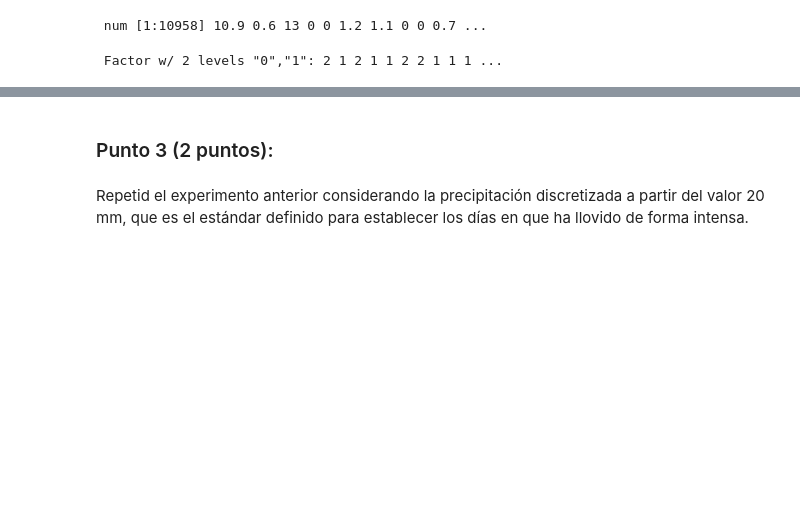
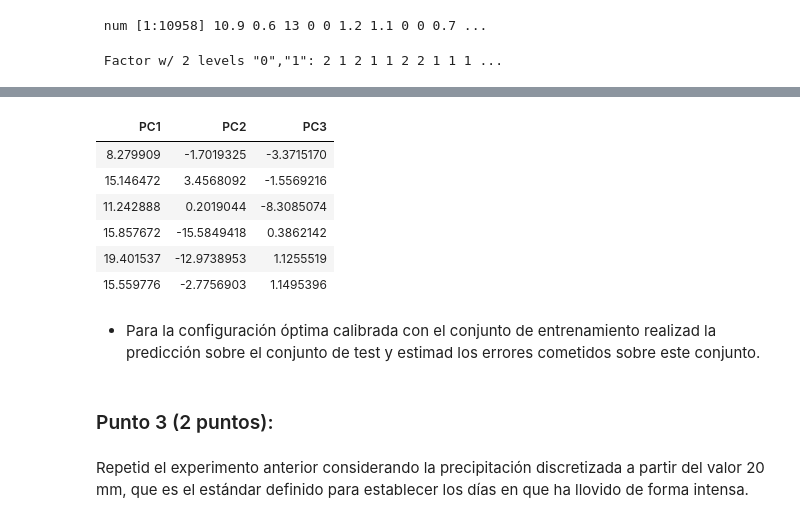
Before and after one commit to yerartdev/uc-m1966-datamining, a Jupyter notebook: d2/T02-m1966-clasificacion-reduccion-dimensionalidad.ipynb, the cells around one changed output, grey strips where cells are left out. Drawn from its saved outputs; the diff is of its cells as text; code cells hidden in the pictures; blank space fills up the shorter version.

```diff
--- a/d2/T02-m1966-clasificacion-reduccion-dimensionalidad.ipynb
+++ b/d2/T02-m1966-clasificacion-reduccion-dimensionalidad.ipynb
@@ -446,6 +451,3 @@ occurrence <- as.factor(ifelse(precip >= 1, 1, 0))
 str(occurrence)
 # %% [output]
  Factor w/ 2 levels "0","1": 2 1 2 1 1 2 2 1 1 1 ...
-# %%
-x <- meteo[,-1]
-head(x)
@@ -468,3 +477,18 @@ indtest = setdiff(1:length(precip), indtrain)
+# %%
+#::GMG::Cojo las PCs que explican el 80% de la varianza
+var_exp <- 100*cumsum(pca_x_scaled$sdev^2/sum(pca_x_scaled$sdev^2))
+X_pca <- pca_x_scaled$x[, 1:max(which(var_exp <= 80))]
+head(X_pca)
+# %% [output]
+| PC1 | PC2 | PC3 |
+| 8.279909 | -1.7019325 | -3.3715170 |
+| 15.146472 | 3.4568092 | -1.5569216 |
+| 11.242888 | 0.2019044 | -8.3085074 |
+| 15.857672 | -15.5849418 | 0.3862142 |
+| 19.401537 | -12.9738953 | 1.1255519 |
+| 15.559776 | -2.7756903 | 1.1495396 |
+# %% [markdown]
+* Para la configuración óptima calibrada con el conjunto de entrenamiento realizad la predicción sobre el conjunto de test y estimad los errores cometidos sobre este conjunto.
 # %% [markdown]
 ### Punto 3 (2 puntos):
 # %% [markdown]
```
Also changed, not shown: parts of 13 cells of this notebook.
